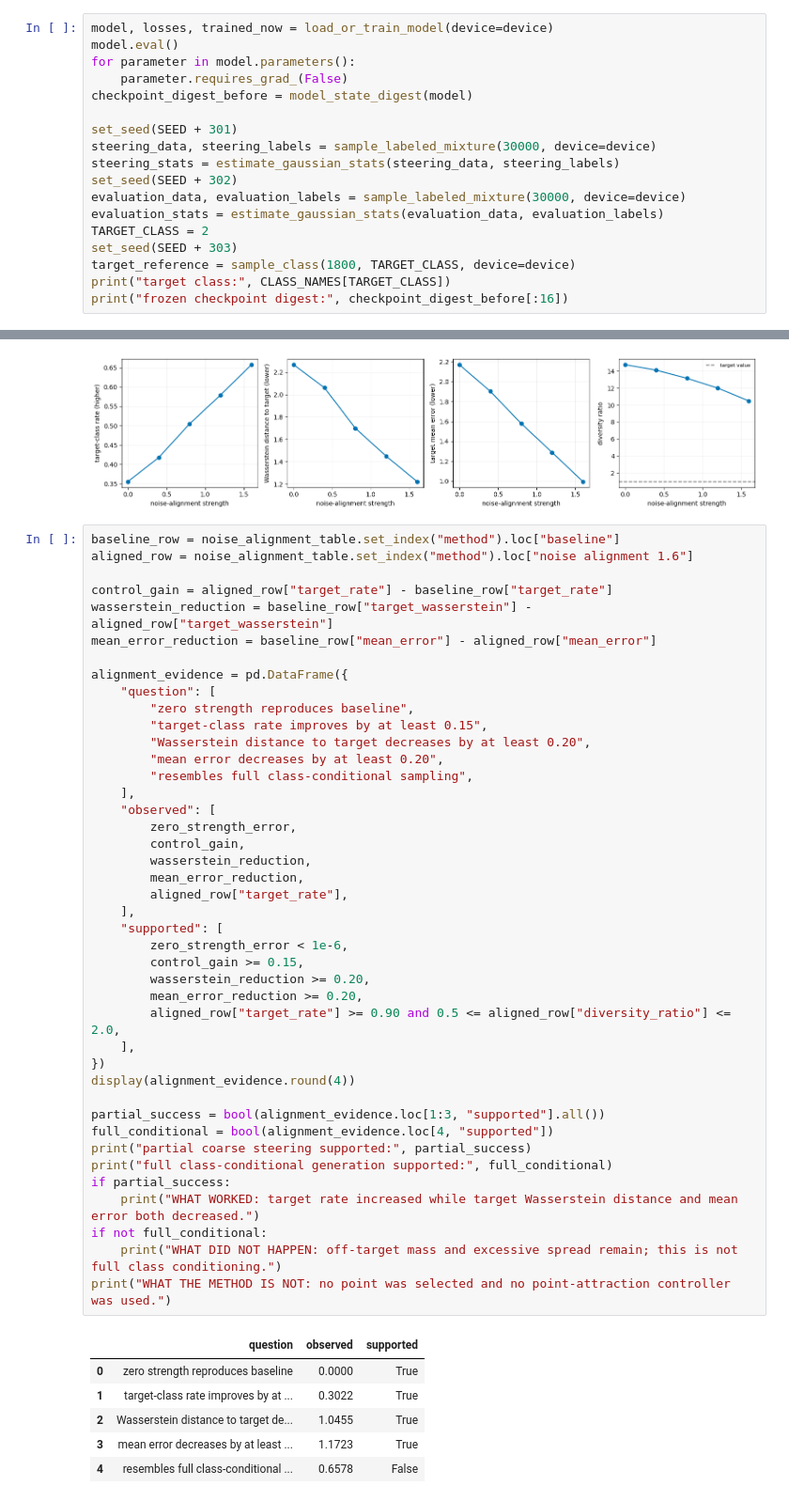
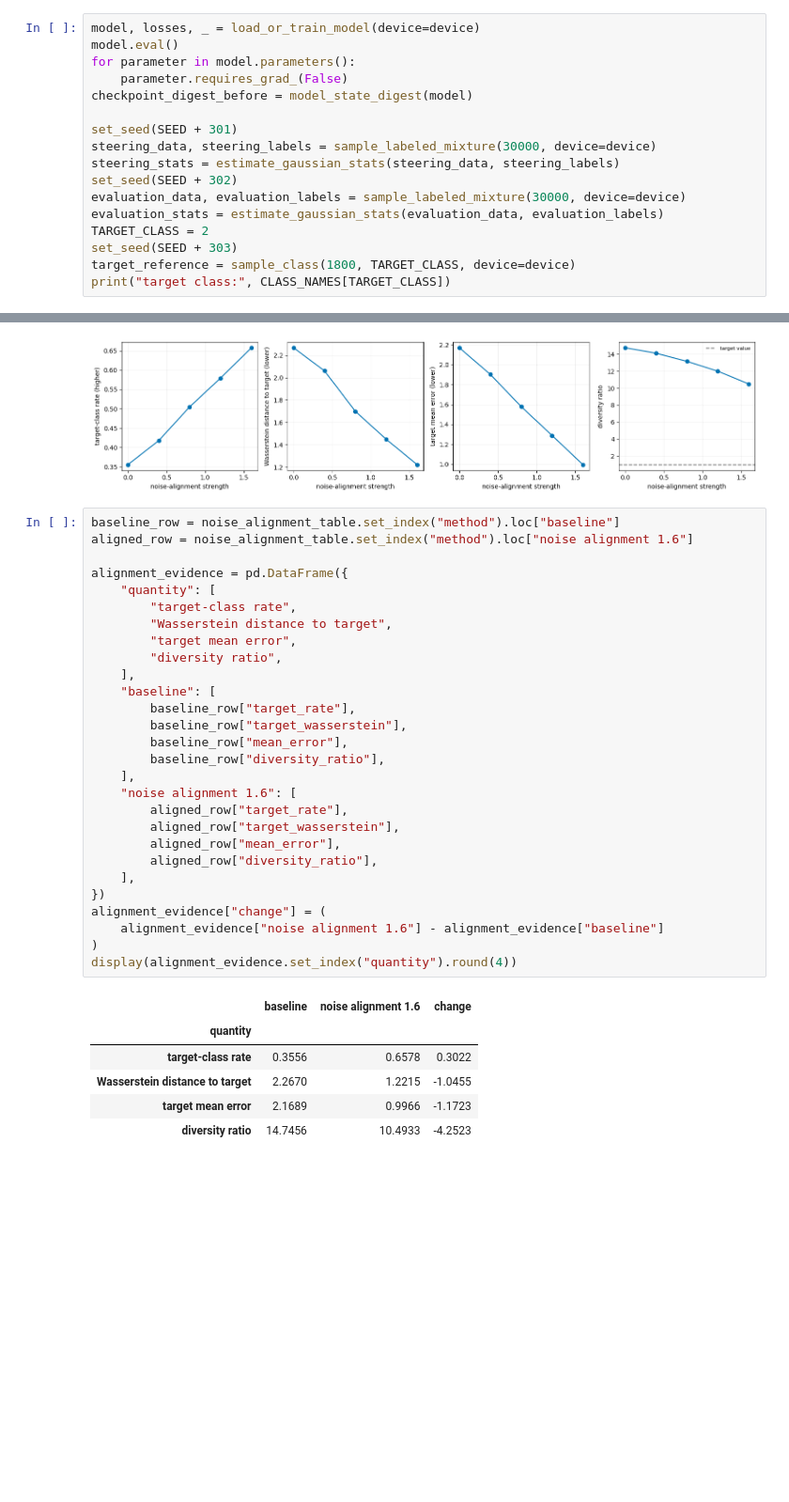
Before and after one commit to isotrivial/diffusion-steering-preclass-notes, a Jupyter notebook: notebooks/toy_data/executed/03_gaussian_denoisers_and_noise_alignment.ipynb, the cells around one changed output, grey strips where cells are left out. Shown at 94% size. Saved outputs shown, nothing was run; the diff lists cells and outputs as text; blank space fills up the shorter version.

```diff
--- a/notebooks/toy_data/executed/03_gaussian_denoisers_and_noise_alignment.ipynb
+++ b/notebooks/toy_data/executed/03_gaussian_denoisers_and_noise_alignment.ipynb
@@ -40,7 +41,7 @@ print(environment_summary(device))
 # %% [output]
 {'torch': '2.9.1+cu128', 'device': 'cuda', 'gpu': 'NVIDIA RTX A6000', 'cuda': '12.8'}
 # %%
-model, losses, trained_now = load_or_train_model(device=device)
+model, losses, _ = load_or_train_model(device=device)
 model.eval()
 for parameter in model.parameters():
     parameter.requires_grad_(False)
@@ -56,6 +57,5 @@ TARGET_CLASS = 2
 set_seed(SEED + 303)
 target_reference = sample_class(1800, TARGET_CLASS, device=device)
 print("target class:", CLASS_NAMES[TARGET_CLASS])
-print("frozen checkpoint digest:", checkpoint_digest_before[:16])
 # %% [output]
 target class: top
@@ -359,49 +338,35 @@ plt.show()
 # %%
 baseline_row = noise_alignment_table.set_index("method").loc["baseline"]
 aligned_row = noise_alignment_table.set_index("method").loc["noise alignment 1.6"]
 
-control_gain = aligned_row["target_rate"] - baseline_row["target_rate"]
-wasserstein_reduction = baseline_row["target_wasserstein"] - aligned_row["target_wasserstein"]
-mean_error_reduction = baseline_row["mean_error"] - aligned_row["mean_error"]
-
 alignment_evidence = pd.DataFrame({
-    "question": [
-        "zero strength reproduces baseline",
-        "target-class rate improves by at least 0.15",
-        "Wasserstein distance to target decreases by at least 0.20",
-        "mean error decreases by at least 0.20",
-        "resembles full class-conditional sampling",
+    "quantity": [
+        "target-class rate",
+        "Wasserstein distance to target",
+        "target mean error",
+        "diversity ratio",
     ],
-    "observed": [
-        zero_strength_error,
-        control_gain,
-        wasserstein_reduction,
-        mean_error_reduction,
+    "baseline": [
+        baseline_row["target_rate"],
+        baseline_row["target_wasserstein"],
+        baseline_row["mean_error"],
+        baseline_row["diversity_ratio"],
+    ],
+    "noise alignment 1.6": [
         aligned_row["target_rate"],
-    ],
-    "supported": [
-        zero_strength_error < 1e-6,
-        control_gain >= 0.15,
-        wasserstein_reduction >= 0.20,
-        mean_error_reduction >= 0.20,
-        aligned_row["target_rate"] >= 0.90 and 0.5 <= aligned_row["diversity_ratio"] <= 2.0,
+        aligned_row["target_wasserstein"],
+        aligned_row["mean_error"],
+        aligned_row["diversity_ratio"],
     ],
 })
-display(alignment_evidence.round(4))
-
-partial_success = bool(alignment_evidence.loc[1:3, "supported"].all())
-full_conditional = bool(alignment_evidence.loc[4, "supported"])
-print("partial coarse steering supported:", partial_success)
-print("full class-conditional generation supported:", full_conditional)
-if partial_success:
-    print("WHAT WORKED: target rate increased while target Wasserstein distance and mean error both decreased.")
-if not full_conditional:
-    print("WHAT DID NOT HAPPEN: off-target mass and excessive spread remain; this is not full class conditioning.")
-print("WHAT THE METHOD IS NOT: no point was selected and no point-attraction controller was used.")
+alignment_evidence["change"] = (
+    alignment_evidence["noise alignment 1.6"] - alignment_evidence["baseline"]
+)
+display(alignment_evidence.set_index("quantity").round(4))
 # %% [output]
-|  | question | observed | supported |
-| 0 | zero strength reproduces baseline | 0.0000 | True |
-| 1 | target-class rate improves by at ... | 0.3022 | True |
-| 2 | Wasserstein distance to target de... | 1.0455 | True |
-| 3 | mean error decreases by at least ... | 1.1723 | True |
-| 4 | resembles full class-conditional ... | 0.6578 | False |
+|  | baseline | noise alignment 1.6 | change |
+| quantity |  |  |  |
+| target-class rate | 0.3556 | 0.6578 | 0.3022 |
+| Wasserstein distance to target | 2.2670 | 1.2215 | -1.0455 |
+| target mean error | 2.1689 | 0.9966 | -1.1723 |
+| diversity ratio | 14.7456 | 10.4933 | -4.2523 |
```
Also changed, not shown: parts of 7 cells of this notebook, 8 other files.
